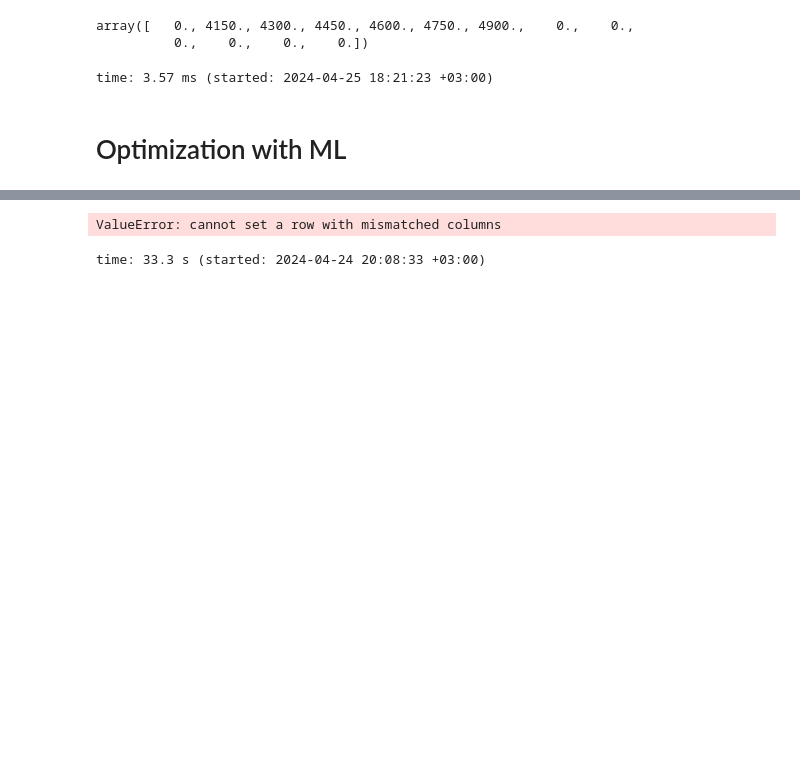
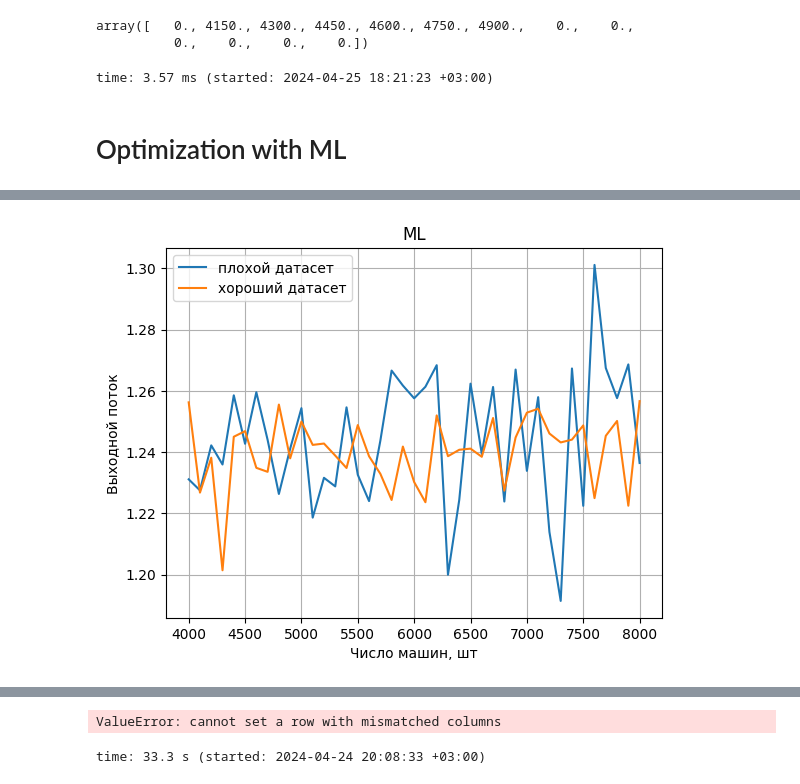
Before and after one commit to KugutAndrei/Hakashinka, a Jupyter notebook: presentation.ipynb, the cells around one changed output, grey strips where cells are left out. Drawn from its saved outputs; the diff is of its cells as text; code cells hidden in the pictures; blank space fills up the shorter version.

Commit message:
folder and data

```diff
--- a/presentation.ipynb
+++ b/presentation.ipynb
@@ -110,5 +93,39 @@ time: 979 ms (started: 2024-04-24 19:57:14 +03:00)
 # %%
-# csv datase creation
+bad_data_filename = 'csv_data/test6.csv'
+bad_res_filename = 'res_data/learn_data/bad_ML.npz'
+
+good_data_filename = 'csv_data/test6_cleaned.csv'
+good_res_filename = 'res_data/learn_data/good_ML.npz'
+
+data_filenames = [bad_data_filename, good_data_filename]
+res_filenames = [bad_res_filename, good_res_filename]
+
+obj = OptimalDist()
+
+for i in range(len(data_filenames)):
+    obj.fit_data(data_filenames[i])
+    inflow = np.arange(4000, 8001, 100)
+    outflow = np.zeros((len(inflow), 2))
+
+    for j, n in enumerate(inflow):
+        d0, d1, d2 = obj.predict(n)[0]
+        outflow[j, :] = (throughput(d0, d1, d2, n))
+    np.savez(res_filenames[i], N_arr=inflow, out=outflow)
+# %%
+bad_data = np.load(bad_res_filename)
+good_data = np.load(good_res_filename)
+
+fig, ax = plt.subplots()
+ax.set_title("ML")
+ax.set_xlabel("Число машин, шт")
+ax.set_ylabel("Выходной поток")
+ax.plot(good_data['N_arr'], good_data['out'][:,0], label='плохой датасет')
+ax.plot(bad_data['N_arr'], bad_data['out'][:,0], label='хороший датасет')
+ax.grid()
+ax.legend()
+plt.show()
+# %% [output]
+[figure, added]
 # %%
 # simple throughput function with two gaps parameters
 
```
Also changed, not shown: parts of 12 cells of this notebook, 39 other files.
